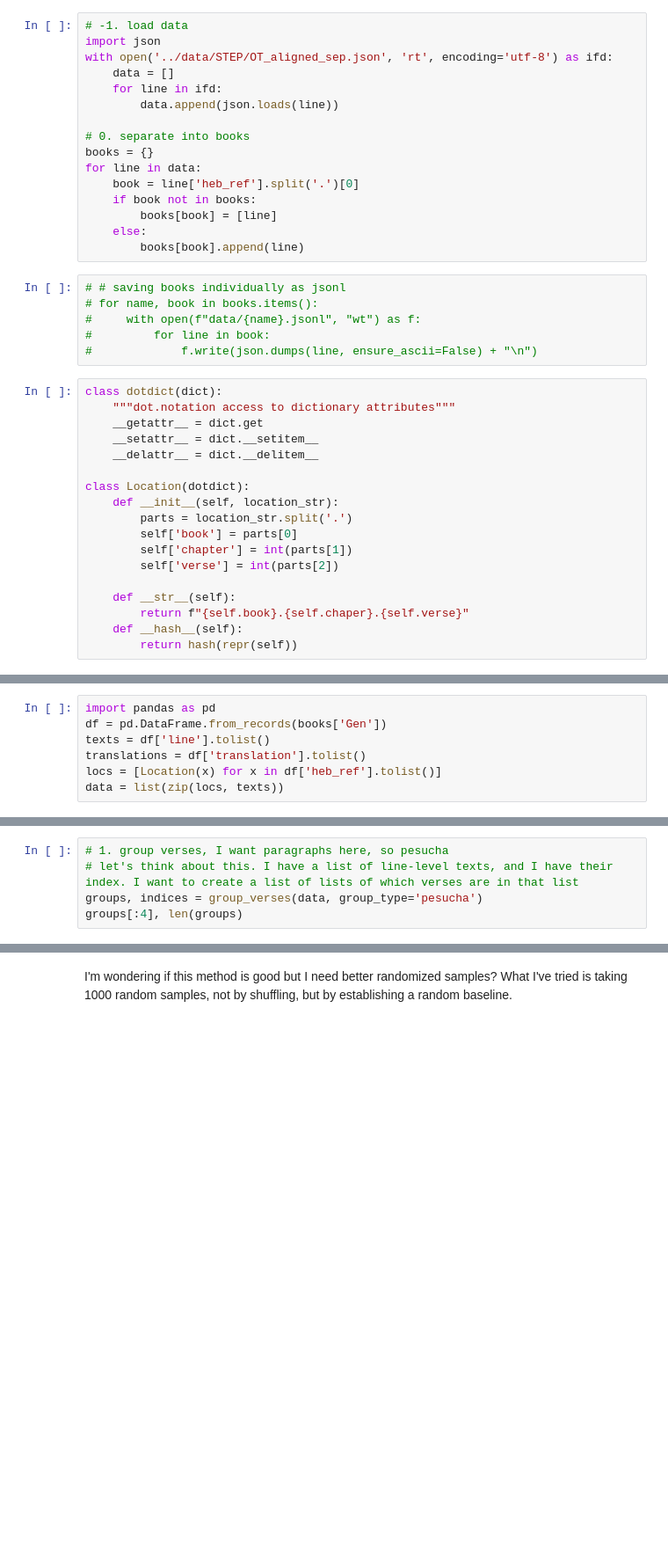
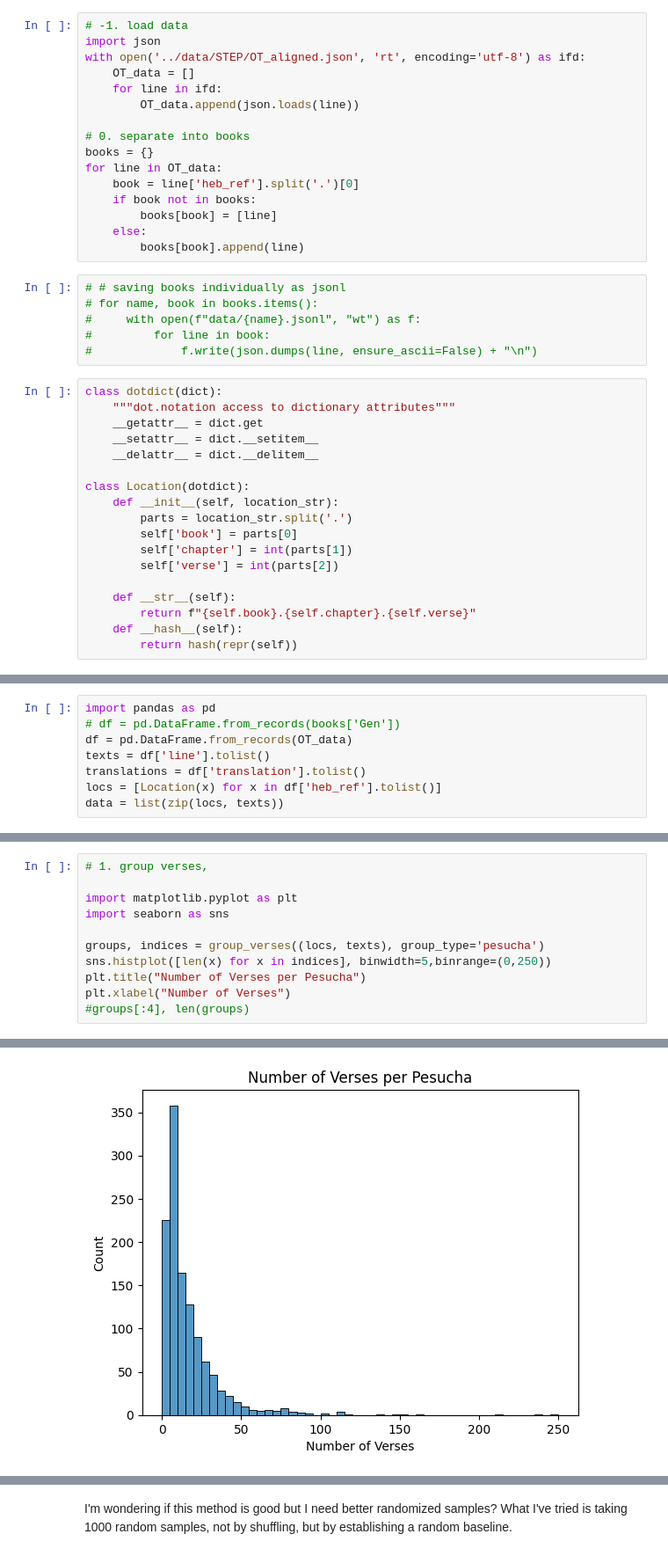
Before and after one commit to comp-int-hum/literary-translation, a Jupyter notebook: new_scripts/score_chiasm.ipynb, the cells around one changed output, grey strips where cells are left out. Shown at 88% size. Saved outputs shown, nothing was run; the diff lists cells and outputs as text; blank space fills up the shorter version.

```diff
--- a/new_scripts/score_chiasm.ipynb
+++ b/new_scripts/score_chiasm.ipynb
@@ -297,14 +258,14 @@ TypeError: get_feature_matrix() got an unexpected keyword argument 'ngram'
 # %%
 # -1. load data
 import json
-with open('../data/STEP/OT_aligned_sep.json', 'rt', encoding='utf-8') as ifd:
-    data = []
+with open('../data/STEP/OT_aligned.json', 'rt', encoding='utf-8') as ifd:
+    OT_data = []
     for line in ifd:
-        data.append(json.loads(line))
+        OT_data.append(json.loads(line))
 
 # 0. separate into books
 books = {}
-for line in data:
+for line in OT_data:
     book = line['heb_ref'].split('.')[0]
     if book not in books:
         books[book] = [line]
@@ -331,6 +292,6 @@ class Location(dotdict):
         self['verse'] = int(parts[2])
 
     def __str__(self):
-        return f"{self.book}.{self.chaper}.{self.verse}"
+        return f"{self.book}.{self.chapter}.{self.verse}"
     def __hash__(self):
         return hash(repr(self))
@@ -337,6 +300,7 @@ class Location(dotdict):
 # %%
 import pandas as pd
-df = pd.DataFrame.from_records(books['Gen'])
+# df = pd.DataFrame.from_records(books['Gen'])
+df = pd.DataFrame.from_records(OT_data)
 texts = df['line'].tolist()
 translations = df['translation'].tolist()
 locs = [Location(x) for x in df['heb_ref'].tolist()]
@@ -348,5 +312,0 @@ Location('Gen.1.1')
-# %%
-# 1. group verses, I want paragraphs here, so pesucha
-# let's think about this. I have a list of line-level texts, and I have their index. I want to create a list of lists of which verses are in that list
-groups, indices = group_verses(data, group_type='pesucha')
-groups[:4], len(groups)
@@ -358,0 +442,12 @@ groups[:4], len(groups)
+# %%
+# 1. group verses,
+
+import matplotlib.pyplot as plt
+import seaborn as sns
+
+groups, indices = group_verses((locs, texts), group_type='pesucha')
+sns.histplot([len(x) for x in indices], binwidth=5,binrange=(0,250))
+plt.title("Number of Verses per Pesucha")
+plt.xlabel("Number of Verses")
+#groups[:4], len(groups)
+# %% [output]
@@ -358,0 +455 @@ groups[:4], len(groups)
+[figure, added]
```
Also changed, not shown: parts of 50 cells of this notebook, 42 other files.
